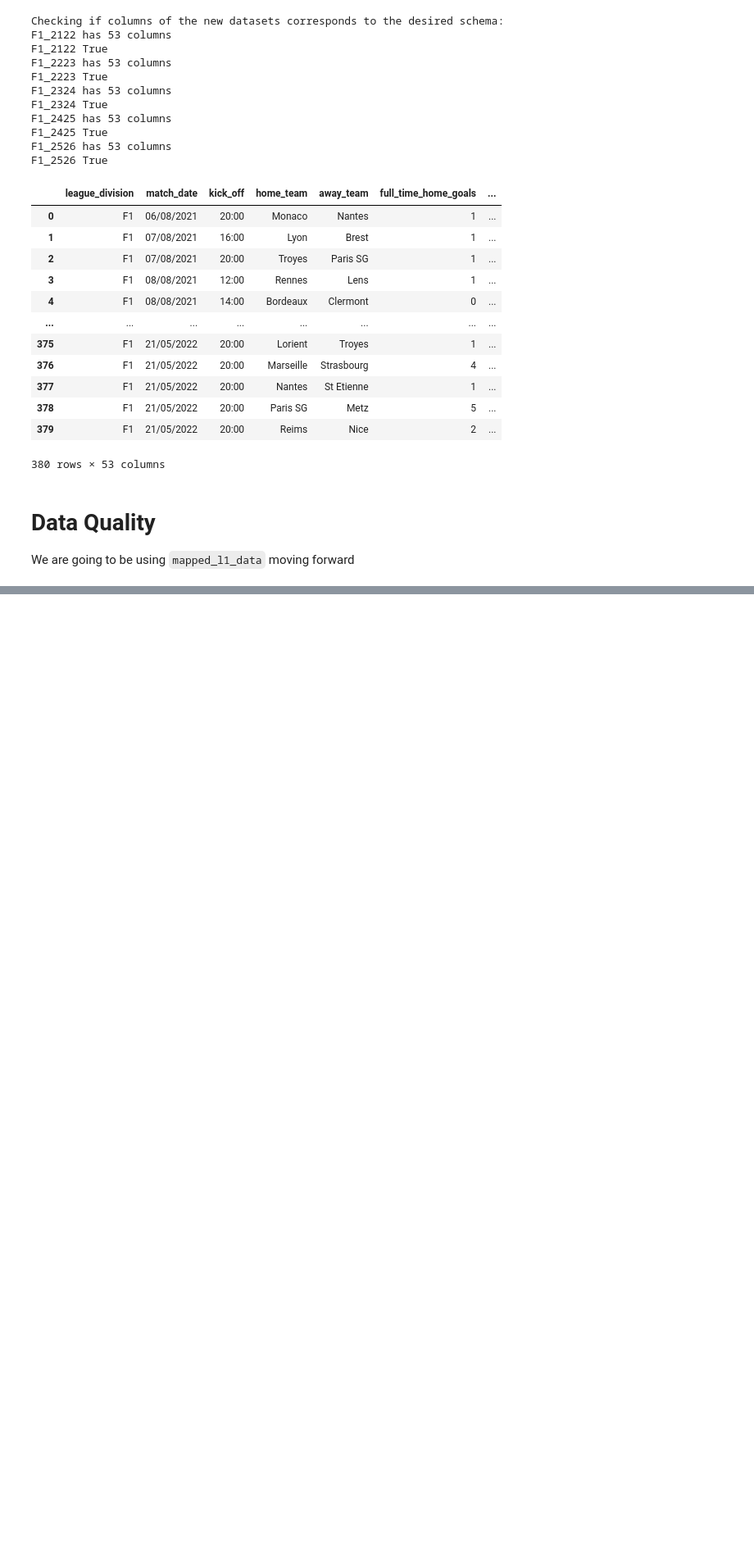
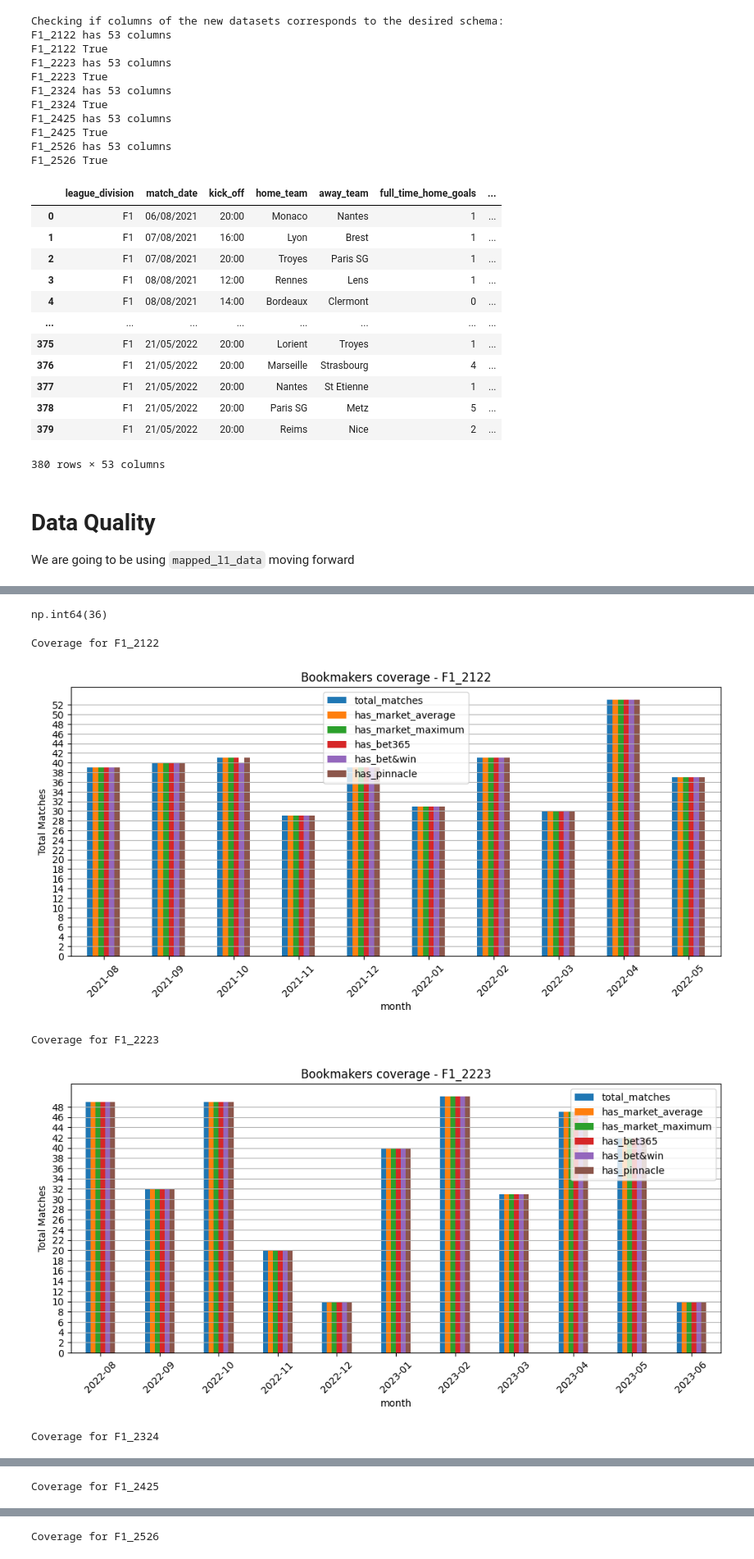
Before and after one commit to fk-961/odds-vs-reality, a Jupyter notebook: notebooks/exploration_raw.ipynb, the cells around one changed output, grey strips where cells are left out. Shown at 82% size. Cells and saved outputs as stored; diff of their text form; code cells hidden in the pictures; blank space fills up the shorter version.

```diff
--- a/notebooks/exploration_raw.ipynb
+++ b/notebooks/exploration_raw.ipynb
@@ -393,0 +489,54 @@ dtype: int64
+# %%
+def coverage_plot(df: pd.DataFrame, bookmakers: dict):
+    plot_df = df.copy()
+
+    plot_df['match_date'] = pd.to_datetime(
+        plot_df['match_date'],
+        dayfirst = True
+    )
+    plot_df['month'] = plot_df['match_date'].dt.to_period("M")
+
+    for bookie in bookmakers.values():
+        col_name = bookie + "_home_odds"
+        plot_df[f"has_{bookie}"] = plot_df[col_name].notna()
+
+    agg_dict = {
+        "match_date" : "size"
+    }
+    for bookie in bookmakers.values():
+        agg_dict[f"has_{bookie}"] = "sum"
+
+    monthly_totals = plot_df.groupby("month").agg(agg_dict)
+    monthly_totals = monthly_totals.rename(
+        columns = {"match_date" : "total_matches"}
+    )
+
+    return monthly_totals
+# %%
+monthly_total.max()['total_matches']
+# %% [output]
+np.int64(36)
+# %%
+for name, df in mapped_l1_data.items():
+
+    print(f"Coverage for {name}")
+
+    monthly_totals = coverage_plot(df, bookies)
+
+    fig, ax = plt.subplots(figsize=(12, 5))
+
+    monthly_totals.plot(kind="bar", ax=ax)
+
+    ax.set_title(f"Bookmakers coverage - {name}")
+    ax.set_ylabel("Total Matches")
+    ax.grid(axis="y")
+
+    plt.yticks(np.arange(0,monthly_totals.max()['total_matches'],2))
+    plt.xticks(rotation=45)
+    plt.show()
+# %% [output]
+Coverage for F1_2122
+[figure, added]
+Coverage for F1_2223
+[figure, added]
+Coverage for F1_2324
@@ -393,0 +544 @@ dtype: int64
+Coverage for F1_2425
@@ -393,0 +546 @@ dtype: int64
+Coverage for F1_2526
```
Also changed, not shown: parts of 20 cells of this notebook, 2 other files.
